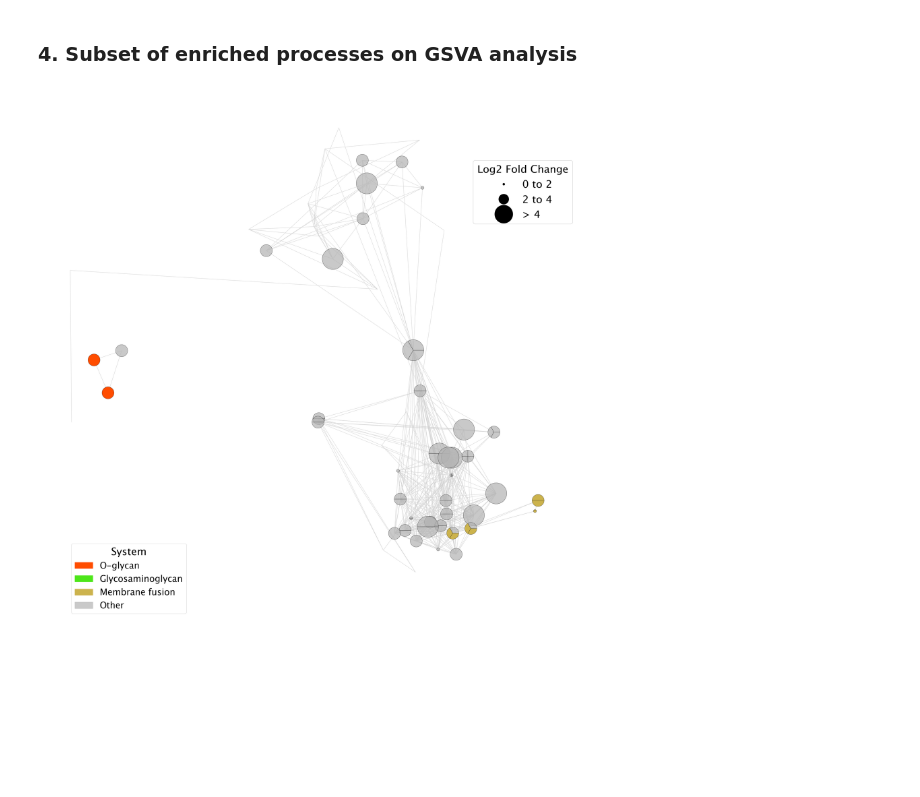
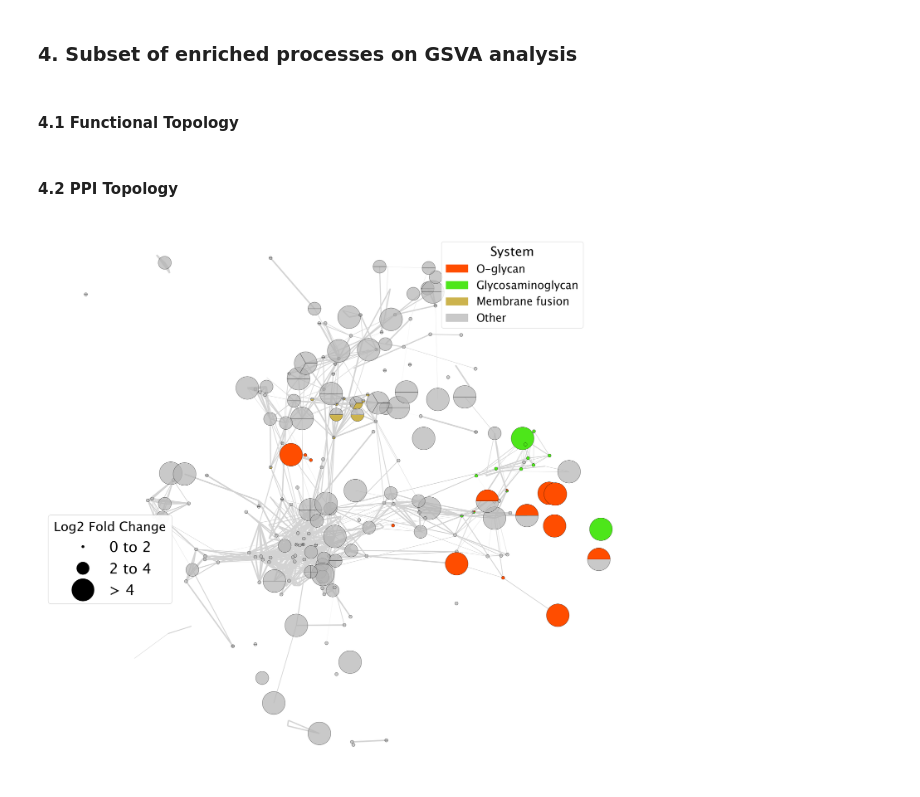
Before and after one commit to pablodig/secRecon-Secretory-Pathway-Reconstruction, a Jupyter notebook: Network_analysis.ipynb, the cells around one changed output. Drawn from its saved outputs; the diff is of its cells as text; code cells hidden in the pictures; blank space fills up the shorter version.

```diff
--- a/Network_analysis.ipynb
+++ b/Network_analysis.ipynb
@@ -72,7 +72,7 @@ G = nx.read_graphml('Network/sec_recon_network.graphml')
 In this section we'll use the networks generated in the Network_visualization notebook to visualize experimental data from a CHO High vs Low dataset
 # %%
 data_type = ['prot_upreg', 'prot_downreg', 'rna_upreg', 'rna_downreg']
-data = data_type[1]
+data = data_type[2]
 
 if data == 'prot_upreg':
     df = cho_vs_plasma_prot_upreg
@@ -345,11 +345,8 @@ visualize_network(G_ppi, filtered_gene_dict, pos, filename=filename, node_size='
 # 50% in transcriptomics??
 # %% [markdown]
 ### 4. Subset of enriched processes on GSVA analysis
-# %%
-for key,value in gene_dict.items():
-    if 'Membrane fusion' in value['processes']:
-        print(key)
-        #or 'O-glycan' or 'Glycosaminoglycan'
+# %% [markdown]
+#### 4.1 Functional Topology
 # %%
 gsva_colors = {
     'O-glycan': (1.0, 0.3, 0.0, 1.0),
@@ -371,9 +368,6 @@ nx.draw_networkx_edges(G, pos, edgelist=edgelist, edge_color='lightgrey')#,
 # Draw nodes as pie charts
 for node, (x, y) in pos.items():
     processes = gene_dict[node]['processes']
-
-    if 'Membrane fusion' in gene_dict[node]['subsystems']:
-        processes.append('Membrane fusion')
 
     if 'Membrane fusion' in gene_dict[node]['subsystems']:
         processes.append('Membrane fusion')
@@ -421,5 +415,5 @@ plt.savefig(f'Network_cho_vs_plasma/secRecon_gsva_systems_{data}.png', dpi=300,
 
 # Display the plot
 plt.show()
-# %% [output]
-[figure, removed]
+# %% [markdown]
+#### 4.2 PPI Topology
@@ -425,0 +554,11 @@ plt.show()
+# %%
+gsva_colors = {
+    'O-glycan': (1.0, 0.3, 0.0, 1.0),
+    'Glycosaminoglycan': (0.3, 0.9, 0.1, 1.0),
+    'Membrane fusion': (0.8, 0.7, 0.3, 1.0),
+    'Other': (0.7, 0.7, 0.7, 0.7)
+}
+# %%
+visualize_network(G_ppi, gene_dict, pos, filename=None, color_by='custom_systems', node_size='exp', legends=True, categories=categories, custom_color_dict=gsva_colors)
+# %% [output]
+[figure, added]
```
Also changed, not shown: parts of 2 cells of this notebook, 3 other files.
